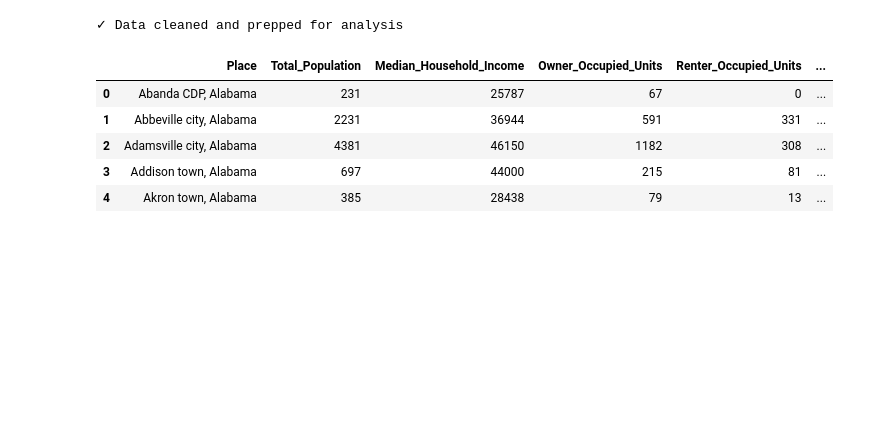
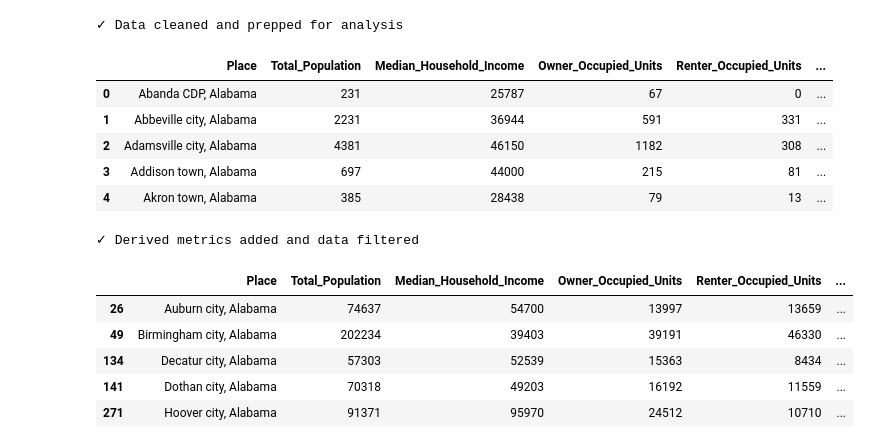
Before and after one commit to Matt-Kobzik/acs-acs-climate-analysis, a Jupyter notebook: notebooks/acs-climate-analysis.ipynb, the cells around one changed output. Drawn from its saved outputs; the diff is of its cells as text; code cells hidden in the pictures; blank space fills up the shorter version.

```diff
--- a/notebooks/acs-climate-analysis.ipynb
+++ b/notebooks/acs-climate-analysis.ipynb
@@ -126,3 +126,24 @@ df.head()
 | 2 | Adamsville city, Alabama | 4381 | 46150 | 1182 | 308 | ... |
 | 3 | Addison town, Alabama | 697 | 44000 | 215 | 81 | ... |
 | 4 | Akron town, Alabama | 385 | 28438 | 79 | 13 | ... |
+# %%
+# Adding derived metrics for analytics
+
+# Calculate percentage metrics
+df["Renter_Occupancy_Rate"] = df["Renter_Occupied_Units"] / (df["Owner_Occupied_Units"] + df["Renter_Occupied_Units"])
+df["Public_Transit_Usage_Rate"] = df["Public_Transit_Commuters"] / df["Total_Commuters"]
+df["Walk_Bike_Usage_Rate"] = df["Walk_Bike_Commuters"] / df["Total_Commuters"]
+
+# Filter to cities with meaningful population size
+df = df[df["Total_Population"] >= 50000].copy()
+
+print("✓ Derived metrics added and data filtered")
+df.head()
+# %% [output]
+✓ Derived metrics added and data filtered
+|  | Place | Total_Population | Median_Household_Income | Owner_Occupied_Units | Renter_Occupied_Units | ... |
+| 26 | Auburn city, Alabama | 74637 | 54700 | 13997 | 13659 | ... |
+| 49 | Birmingham city, Alabama | 202234 | 39403 | 39191 | 46330 | ... |
+| 134 | Decatur city, Alabama | 57303 | 52539 | 15363 | 8434 | ... |
+| 141 | Dothan city, Alabama | 70318 | 49203 | 16192 | 11559 | ... |
+| 271 | Hoover city, Alabama | 91371 | 95970 | 24512 | 10710 | ... |
```
Also changed, not shown: parts of 7 cells of this notebook.
